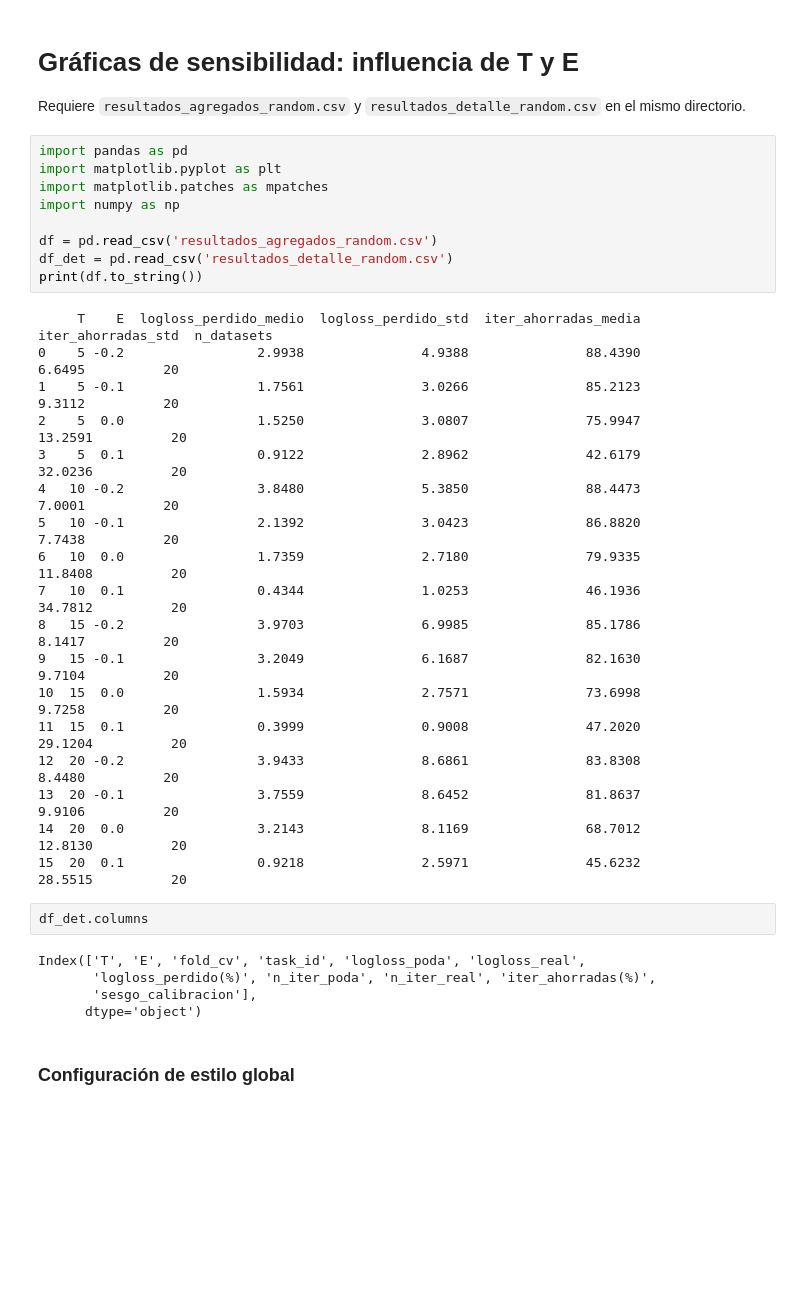
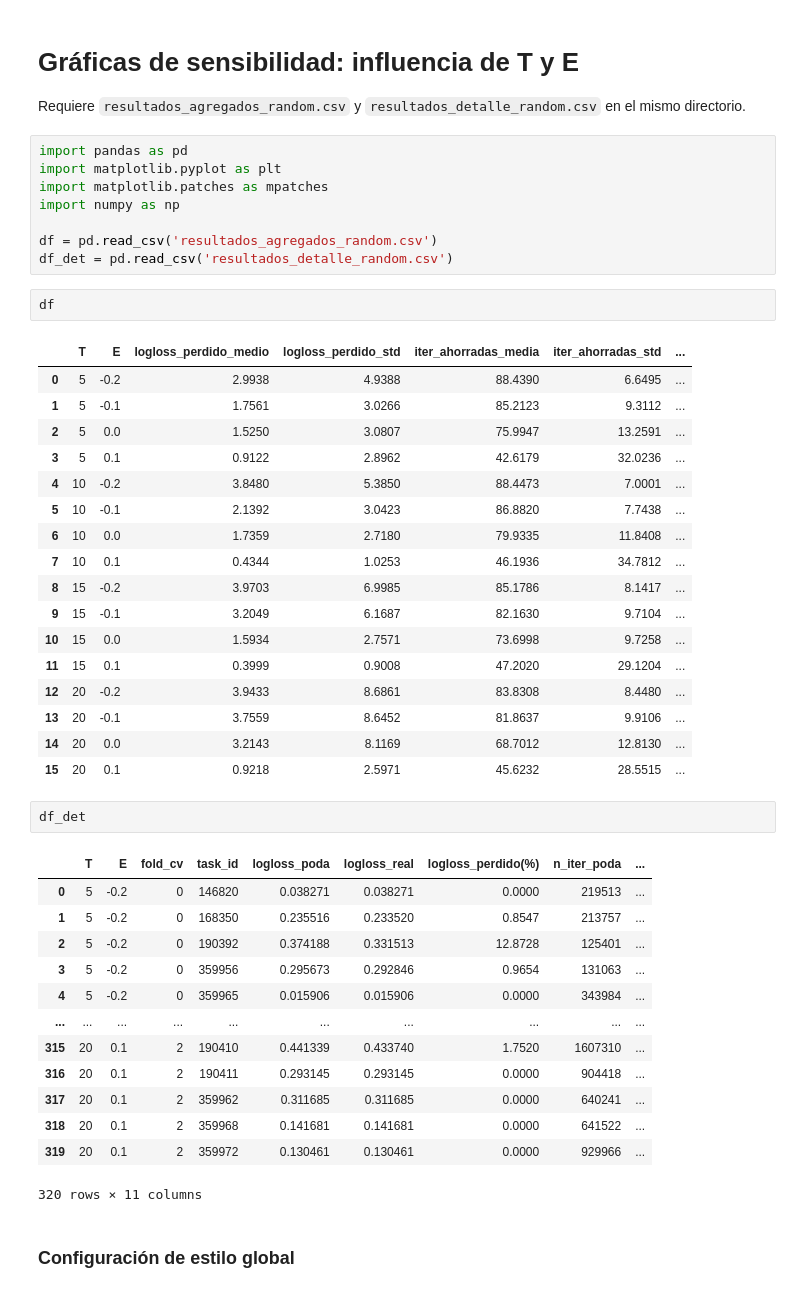
Before and after one commit to elsdomgon/tfm-learning-curves-tree-models, a Jupyter notebook: visualizacion/fase3_analisisSensibilidad/analisisSensibilidad_random.ipynb, the cells around one changed output. Drawn from its saved outputs; the diff is of its cells as text; blank space fills up the shorter version.

```diff
--- a/visualizacion/fase3_analisisSensibilidad/analisisSensibilidad_random.ipynb
+++ b/visualizacion/fase3_analisisSensibilidad/analisisSensibilidad_random.ipynb
@@ -9,32 +9,42 @@ import numpy as np
 
 df = pd.read_csv('resultados_agregados_random.csv')
 df_det = pd.read_csv('resultados_detalle_random.csv')
-print(df.to_string())
-# %% [output]
-     T    E  logloss_perdido_medio  logloss_perdido_std  iter_ahorradas_media  iter_ahorradas_std  n_datasets
-0    5 -0.2                 2.9938               4.9388               88.4390              6.6495          20
-1    5 -0.1                 1.7561               3.0266               85.2123              9.3112          20
-2    5  0.0                 1.5250               3.0807               75.9947             13.2591          20
-3    5  0.1                 0.9122               2.8962               42.6179             32.0236          20
-4   10 -0.2                 3.8480               5.3850               88.4473              7.0001          20
-5   10 -0.1                 2.1392               3.0423               86.8820              7.7438          20
-6   10  0.0                 1.7359               2.7180               79.9335             11.8408          20
-7   10  0.1                 0.4344               1.0253               46.1936             34.7812          20
-8   15 -0.2                 3.9703               6.9985               85.1786              8.1417          20
-9   15 -0.1                 3.2049               6.1687               82.1630              9.7104          20
-10  15  0.0                 1.5934               2.7571               73.6998              9.7258          20
-11  15  0.1                 0.3999               0.9008               47.2020             29.1204          20
-12  20 -0.2                 3.9433               8.6861               83.8308              8.4480          20
-13  20 -0.1                 3.7559               8.6452               81.8637              9.9106          20
-14  20  0.0                 3.2143               8.1169               68.7012             12.8130          20
-15  20  0.1                 0.9218               2.5971               45.6232             28.5515          20
+# %%
+df
+# %% [output]
+|  | T | E | logloss_perdido_medio | logloss_perdido_std | iter_ahorradas_media | iter_ahorradas_std | ... |
+| 0 | 5 | -0.2 | 2.9938 | 4.9388 | 88.4390 | 6.6495 | ... |
+| 1 | 5 | -0.1 | 1.7561 | 3.0266 | 85.2123 | 9.3112 | ... |
+| 2 | 5 | 0.0 | 1.5250 | 3.0807 | 75.9947 | 13.2591 | ... |
+| 3 | 5 | 0.1 | 0.9122 | 2.8962 | 42.6179 | 32.0236 | ... |
+| 4 | 10 | -0.2 | 3.8480 | 5.3850 | 88.4473 | 7.0001 | ... |
+| 5 | 10 | -0.1 | 2.1392 | 3.0423 | 86.8820 | 7.7438 | ... |
+| 6 | 10 | 0.0 | 1.7359 | 2.7180 | 79.9335 | 11.8408 | ... |
+| 7 | 10 | 0.1 | 0.4344 | 1.0253 | 46.1936 | 34.7812 | ... |
+| 8 | 15 | -0.2 | 3.9703 | 6.9985 | 85.1786 | 8.1417 | ... |
+| 9 | 15 | -0.1 | 3.2049 | 6.1687 | 82.1630 | 9.7104 | ... |
+| 10 | 15 | 0.0 | 1.5934 | 2.7571 | 73.6998 | 9.7258 | ... |
+| 11 | 15 | 0.1 | 0.3999 | 0.9008 | 47.2020 | 29.1204 | ... |
+| 12 | 20 | -0.2 | 3.9433 | 8.6861 | 83.8308 | 8.4480 | ... |
+| 13 | 20 | -0.1 | 3.7559 | 8.6452 | 81.8637 | 9.9106 | ... |
+| 14 | 20 | 0.0 | 3.2143 | 8.1169 | 68.7012 | 12.8130 | ... |
+| 15 | 20 | 0.1 | 0.9218 | 2.5971 | 45.6232 | 28.5515 | ... |
 # %%
-df_det.columns
+df_det
 # %% [output]
+|  | T | E | fold_cv | task_id | logloss_poda | logloss_real | logloss_perdido(%) | n_iter_poda | ... |
+| 0 | 5 | -0.2 | 0 | 146820 | 0.038271 | 0.038271 | 0.0000 | 219513 | ... |
+| 1 | 5 | -0.2 | 0 | 168350 | 0.235516 | 0.233520 | 0.8547 | 213757 | ... |
+| 2 | 5 | -0.2 | 0 | 190392 | 0.374188 | 0.331513 | 12.8728 | 125401 | ... |
+| 3 | 5 | -0.2 | 0 | 359956 | 0.295673 | 0.292846 | 0.9654 | 131063 | ... |
+| 4 | 5 | -0.2 | 0 | 359965 | 0.015906 | 0.015906 | 0.0000 | 343984 | ... |
+| ... | ... | ... | ... | ... | ... | ... | ... | ... | ... |
+| 315 | 20 | 0.1 | 2 | 190410 | 0.441339 | 0.433740 | 1.7520 | 1607310 | ... |
+| 316 | 20 | 0.1 | 2 | 190411 | 0.293145 | 0.293145 | 0.0000 | 904418 | ... |
+| 317 | 20 | 0.1 | 2 | 359962 | 0.311685 | 0.311685 | 0.0000 | 640241 | ... |
+| 318 | 20 | 0.1 | 2 | 359968 | 0.141681 | 0.141681 | 0.0000 | 641522 | ... |
+| 319 | 20 | 0.1 | 2 | 359972 | 0.130461 | 0.130461 | 0.0000 | 929966 | ... |
-Index(['T', 'E', 'fold_cv', 'task_id', 'logloss_poda', 'logloss_real',
-       'logloss_perdido(%)', 'n_iter_poda', 'n_iter_real', 'iter_ahorradas(%)',
-       'sesgo_calibracion'],
-      dtype='object')
+320 rows × 11 columns
 # %% [markdown]
 ### Configuración de estilo global
 # %%
```
Also changed, not shown: 2 other files.
